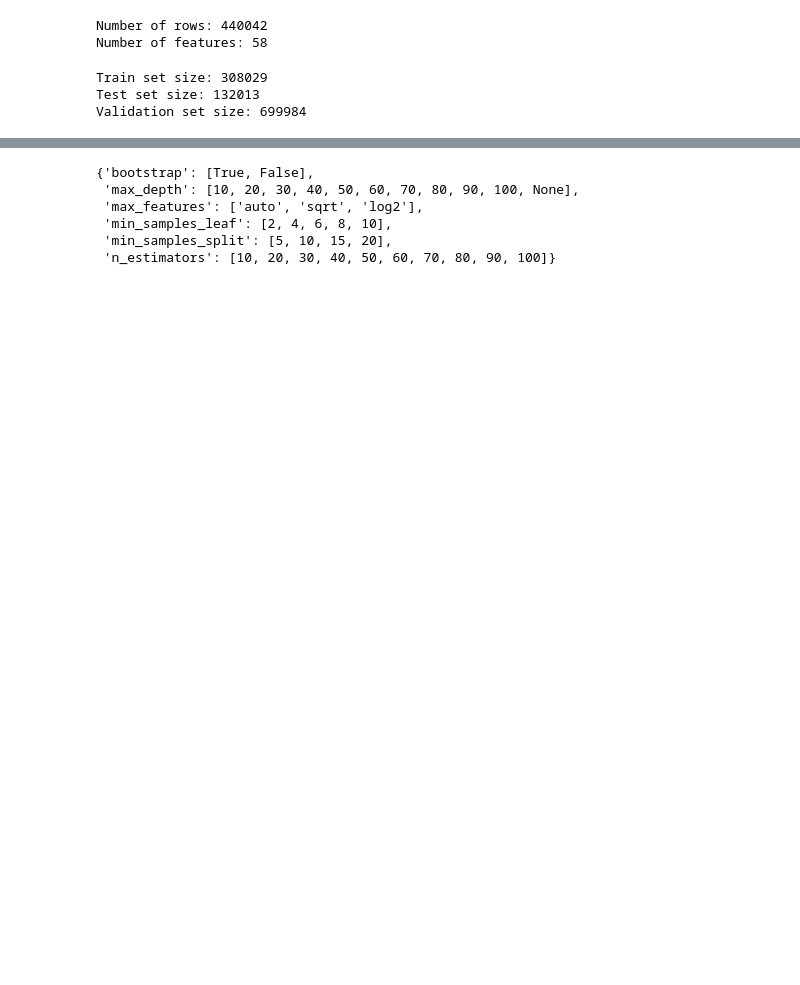
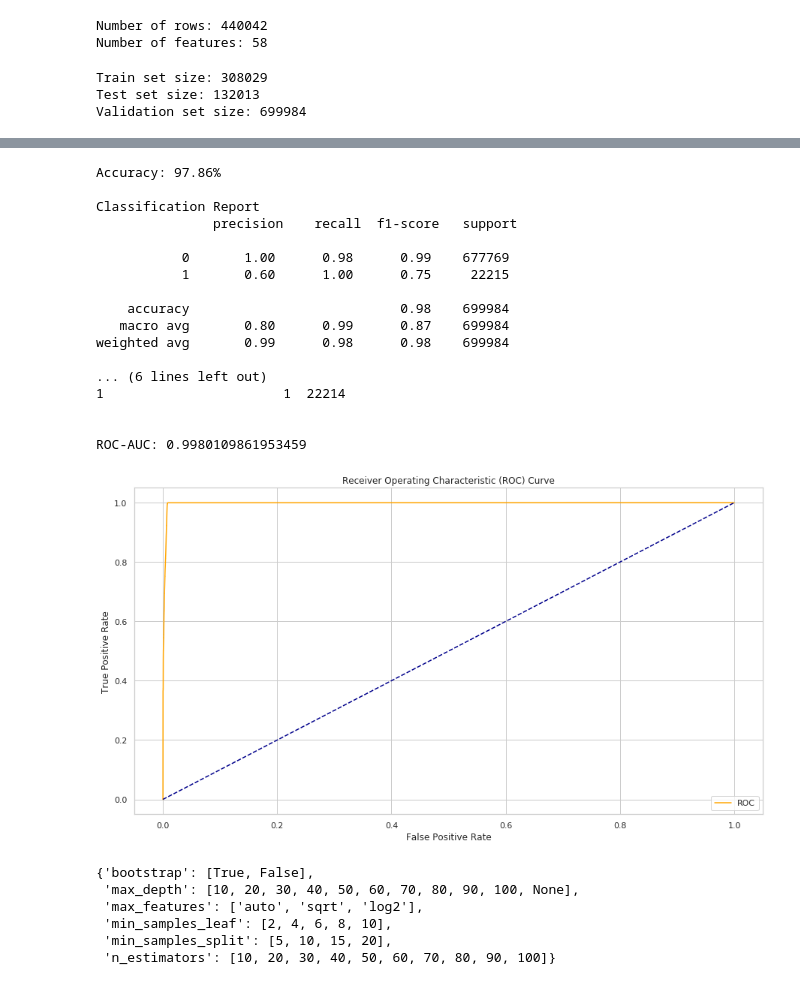
Before and after one commit to xcsengody/DP, a Jupyter notebook: xcsengody_models.ipynb, the cells around one changed output, grey strips where cells are left out. Saved outputs shown, nothing was run; the diff lists cells and outputs as text; code cells hidden in the pictures; blank space fills up the shorter version.

```diff
--- a/xcsengody_models.ipynb
+++ b/xcsengody_models.ipynb
@@ -252,3 +377,32 @@ ROC-AUC: 0.9853100872798509
+# %%
+SGDClassifier_model = linear_model.SGDClassifier(alpha=0.01, average=False, class_weight=None, early_stopping=True,
+              epsilon=0.1, eta0=0.2, fit_intercept=True, l1_ratio=0.15,
+              learning_rate='invscaling', loss='log', max_iter=500,
+              n_iter_no_change=5, n_jobs=-1, penalty='elasticnet', power_t=0.5,
+              random_state=None, shuffle=True, tol=0.001,
+              validation_fraction=0.1, verbose=0, warm_start=False)
+
+SGDClassifier = SGDClassifier_model.fit(X_train, y_train)
+predict(SGDClassifier,X_valid,y_valid)
+# %% [output]
+Accuracy: 97.86%
+
+Classification Report
+               precision    recall  f1-score   support
+
+           0       1.00      0.98      0.99    677769
+           1       0.60      1.00      0.75     22215
+
+    accuracy                           0.98    699984
+   macro avg       0.80      0.99      0.87    699984
+weighted avg       0.99      0.98      0.98    699984
+
+... (6 lines left out)
+1                       1  22214
+
+
+ROC-AUC: 0.9980109861953459
+[figure, added]
 # %%
 n_estimators = [int(x) for x in np.linspace(start = 10, stop = 100, num = 10)]
 max_features = ['auto', 'sqrt', 'log2']
```
Also changed, not shown: parts of 16 cells of this notebook.
